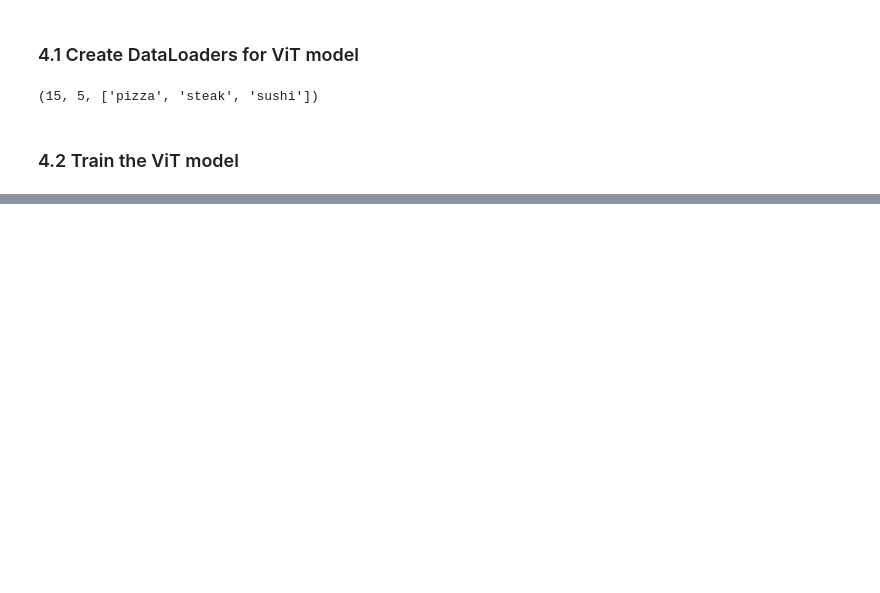
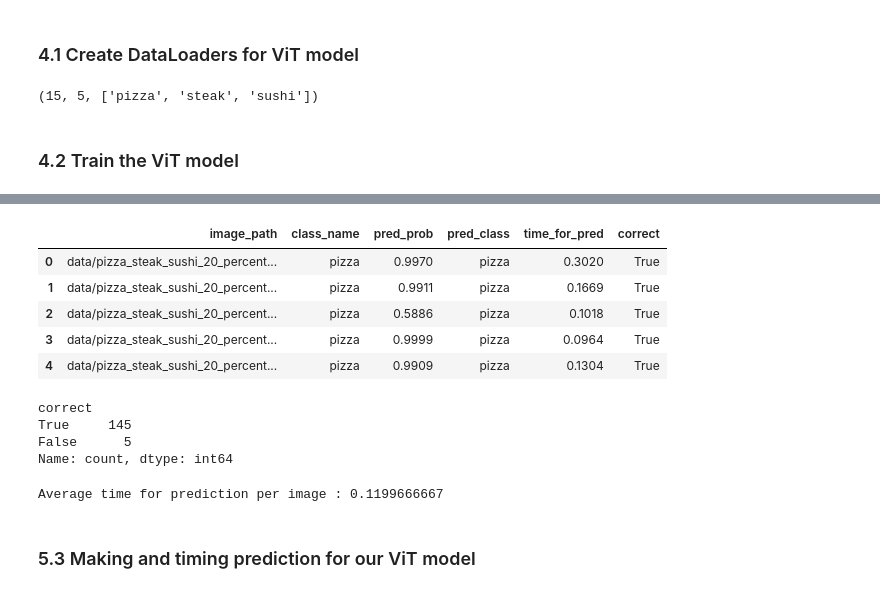
Before and after one commit to bpiaple/PyTorch-Course, a Jupyter notebook: 08_pytorch_model_depoyement/08_pytorch_model_depoyement.ipynb, the cells around one changed output, grey strips where cells are left out. Drawn from its saved outputs; the diff is of its cells as text; code cells hidden in the pictures; blank space fills up the shorter version.

```diff
--- a/08_pytorch_model_depoyement/08_pytorch_model_depoyement.ipynb
+++ b/08_pytorch_model_depoyement/08_pytorch_model_depoyement.ipynb
@@ -404,0 +434,6 @@ Epoch: 6 | train_loss: 0.1419 | train_acc: 0.9375 | test_loss: 0.1297 | test_acc
+# %%
+from pathlib import Path
+
+# Get all test data paths
+test_data_paths = list(Path(test_dir).glob("*/*.jpg"))
+test_data_paths[-6:]
@@ -404,0 +553,5 @@ Epoch: 6 | train_loss: 0.1419 | train_acc: 0.9375 | test_loss: 0.1297 | test_acc
+# %%
+efficient_net_b3_predictions = make_prediction(test_data_paths,
+                                               efficientb3_model,
+                                               efficientb3_transforms,
+                                               class_names,)
@@ -404,0 +578,29 @@ Epoch: 6 | train_loss: 0.1419 | train_acc: 0.9375 | test_loss: 0.1297 | test_acc
+# %%
+import pandas as pd
+
+effnetb3_test_pred_df = pd.DataFrame(efficient_net_b3_predictions)
+
+effnetb3_test_pred_df.head()
+# %% [output]
+|  | image_path | class_name | pred_prob | pred_class | time_for_pred | correct |
+| 0 | data/pizza_steak_sushi_20_percent... | pizza | 0.9970 | pizza | 0.3020 | True |
+| 1 | data/pizza_steak_sushi_20_percent... | pizza | 0.9911 | pizza | 0.1669 | True |
+| 2 | data/pizza_steak_sushi_20_percent... | pizza | 0.5886 | pizza | 0.1018 | True |
+| 3 | data/pizza_steak_sushi_20_percent... | pizza | 0.9999 | pizza | 0.0964 | True |
+| 4 | data/pizza_steak_sushi_20_percent... | pizza | 0.9909 | pizza | 0.1304 | True |
+# %%
+# Check number of correct prediction
+effnetb3_test_pred_df.correct.value_counts()
+# %% [output]
+correct
+True     145
+False      5
+Name: count, dtype: int64
+# %%
+# Find the average time per prediction
+effnetb3_average_time_prediction = round(effnetb3_test_pred_df.time_for_pred.mean(), 10)
+print(f"Average time for prediction per image : {effnetb3_average_time_prediction}")
+# %% [output]
+Average time for prediction per image : 0.1199666667
+# %% [markdown]
+### 5.3 Making and timing prediction for our ViT model
```
Also changed, not shown: parts of 47 cells of this notebook, 9 other files.
